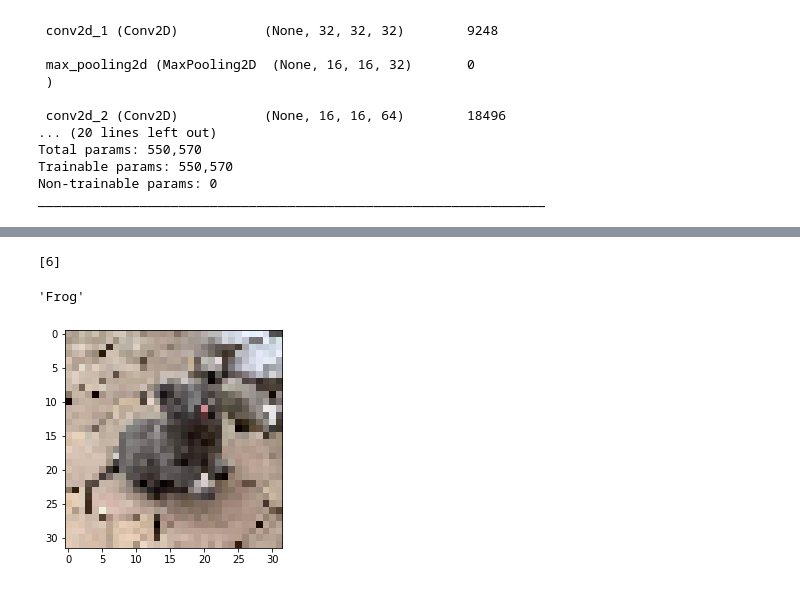
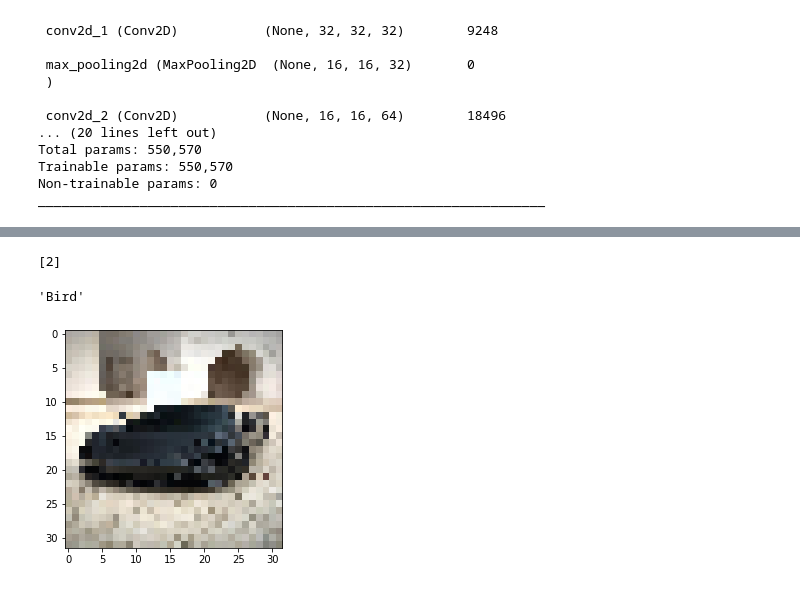
Before and after one commit to QuangLe102/AI, a Jupyter notebook: CIFAR10_07052022.ipynb, the cells around one changed output, grey strips where cells are left out. Drawn from its saved outputs; the diff is of its cells as text; code cells hidden in the pictures.

```diff
--- a/CIFAR10_07052022.ipynb
+++ b/CIFAR10_07052022.ipynb
@@ -132,17 +132,17 @@ plt.show()
 #uploaded = files.upload()
 # %%
 from tensorflow.keras.preprocessing.image import load_img, img_to_array
-img = load_img('cho.jpg', target_size = (32, 32))
+img = load_img('car.jpg', target_size = (32, 32))
 plt.imshow(img)
 img = img_to_array(img)
 img = img.reshape(1, 32, 32, 3)
 img = img.astype('float32')
 img = img / 255
 pred = np.argmax(model500.predict(img), axis = 1)
 print(pred)
 Label = ['Airplane', 'Automobile', 'Bird', 'Cat', 'Deer', 'Dog', 'Frog', 'Horse', 'Ship', 'Truck']
 Label[pred[0]]
 # %% [output]
-[6]
+[2]
-'Frog'
+'Bird'
-[figure, old version]
+[figure, new version]
```
Also changed, not shown: parts of 3 cells of this notebook.
